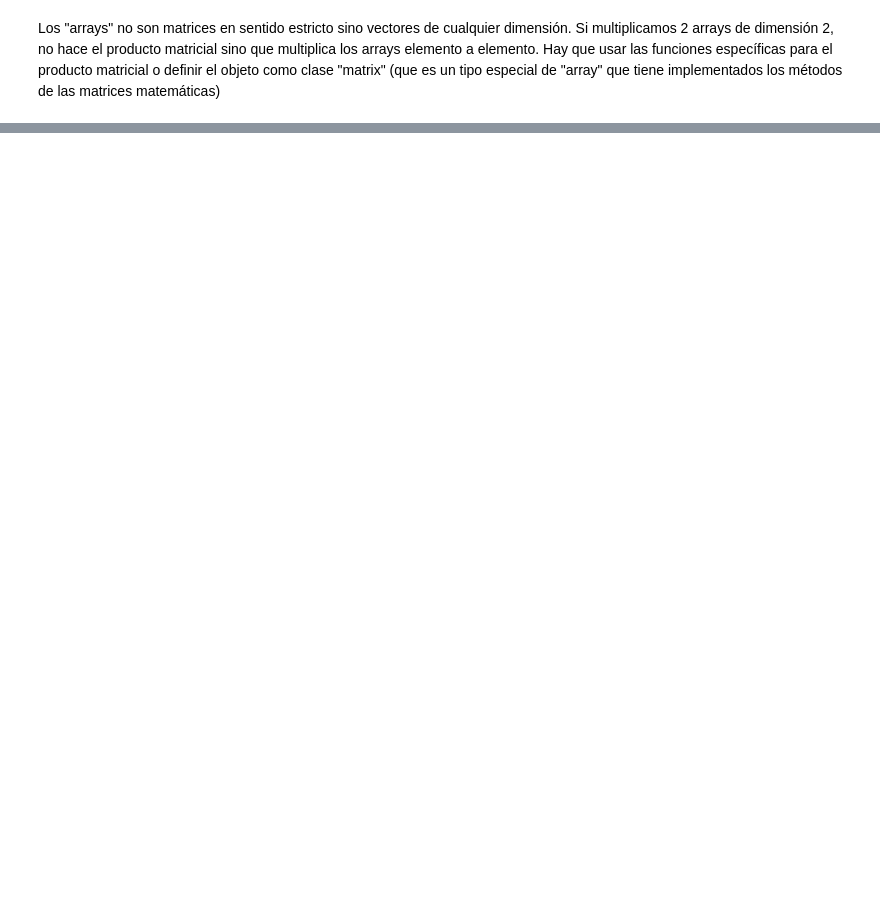
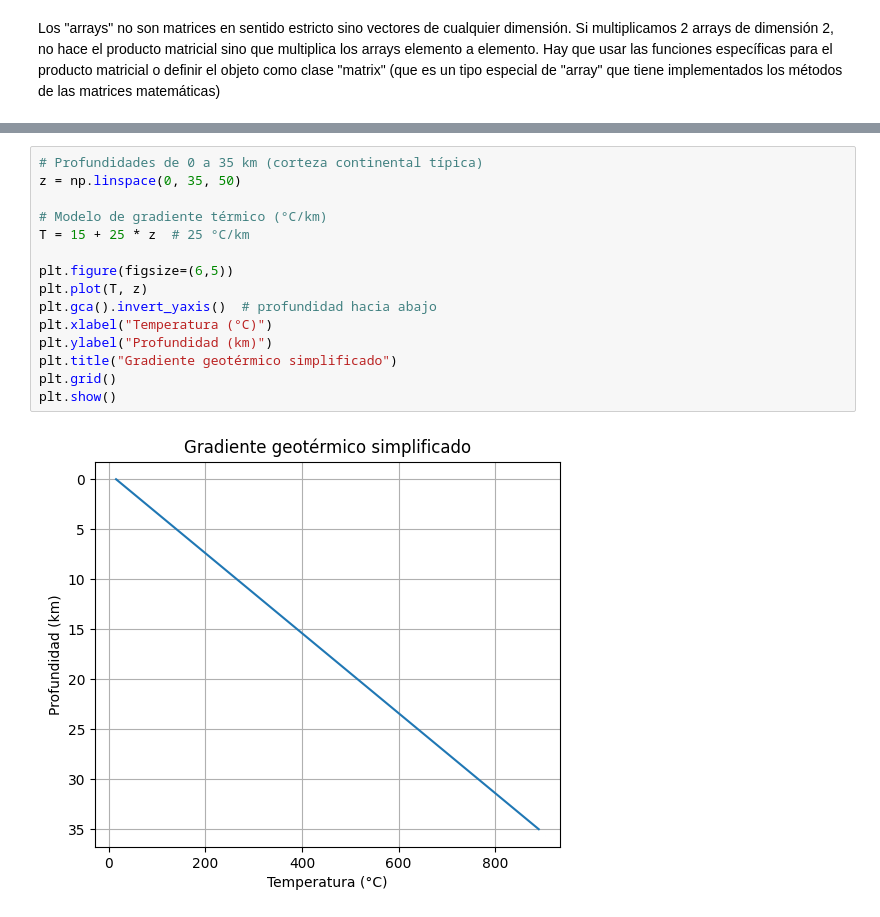
Before and after one commit to galeanojav/MeteoGeoPy, a Jupyter notebook: notebooks/dia2_funciones.ipynb, the cells around one changed output, grey strips where cells are left out. Saved outputs shown, nothing was run; the diff lists cells and outputs as text; blank space fills up the shorter version.

```diff
--- a/notebooks/dia2_funciones.ipynb
+++ b/notebooks/dia2_funciones.ipynb
@@ -541,0 +317,17 @@ print(y)
+# %%
+# Profundidades de 0 a 35 km (corteza continental típica)
+z = np.linspace(0, 35, 50)
+
+# Modelo de gradiente térmico (°C/km)
+T = 15 + 25 * z  # 25 °C/km
+
+plt.figure(figsize=(6,5))
+plt.plot(T, z)
+plt.gca().invert_yaxis()  # profundidad hacia abajo
+plt.xlabel("Temperatura (°C)")
+plt.ylabel("Profundidad (km)")
+plt.title("Gradiente geotérmico simplificado")
+plt.grid()
+plt.show()
+# %% [output]
+[figure, added]
```
Also changed, not shown: parts of 100 cells of this notebook, 2 other files.
